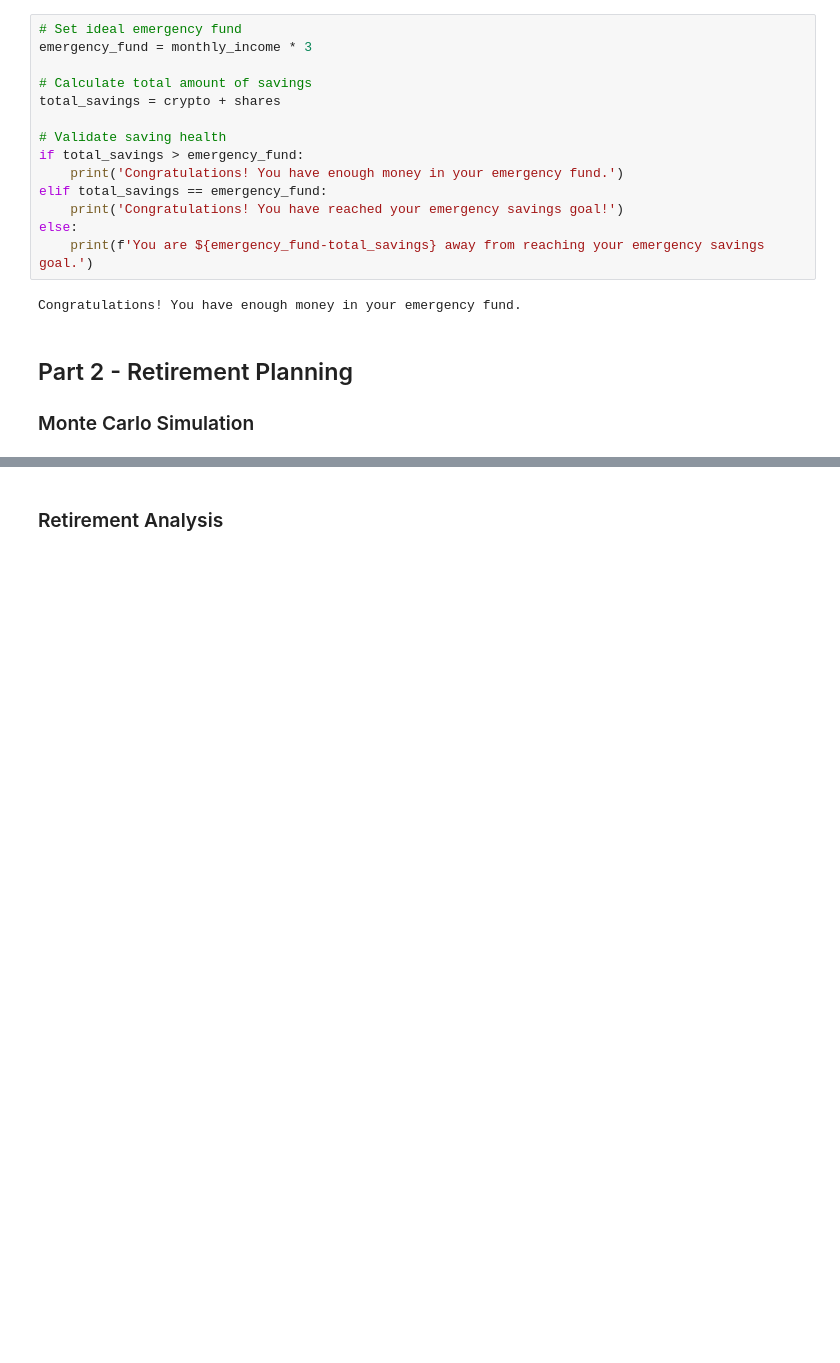
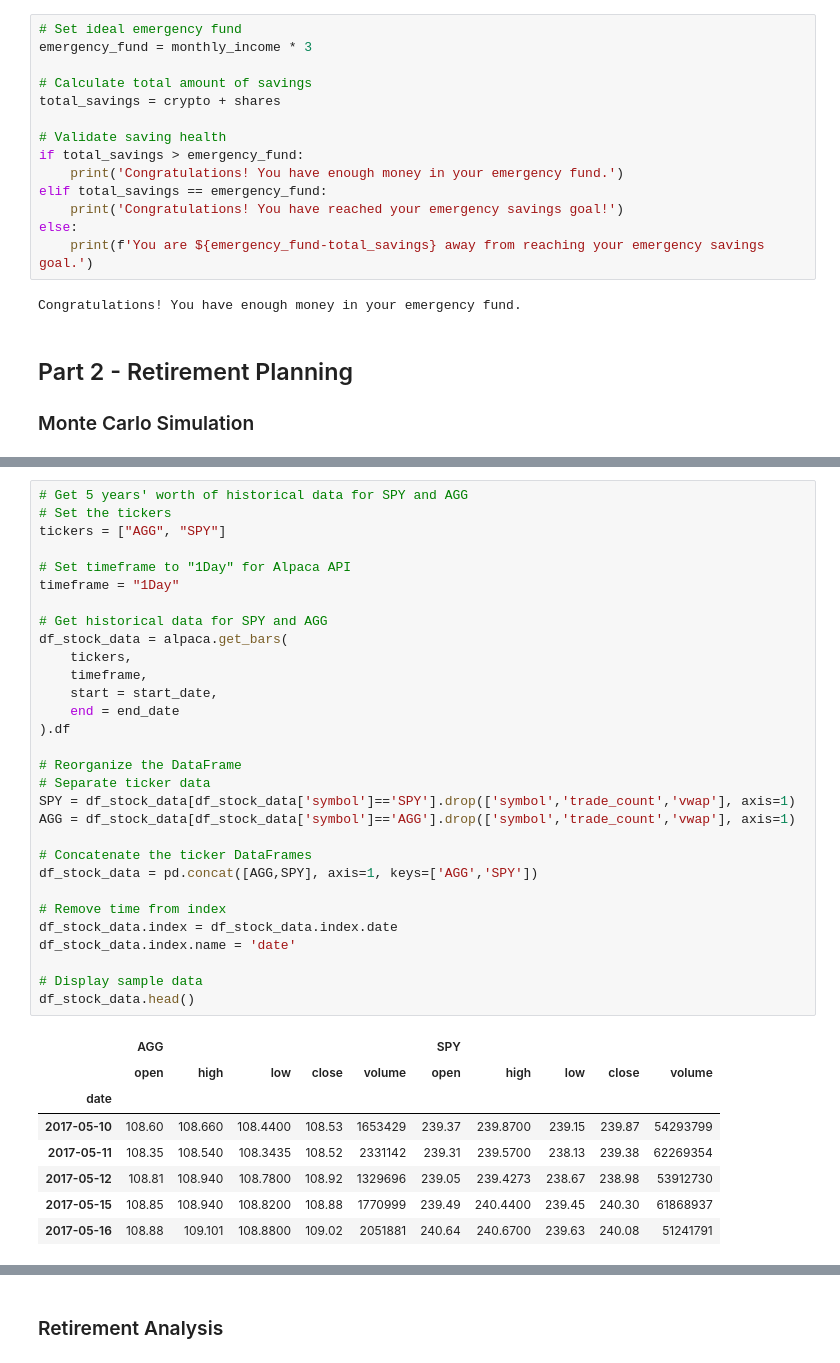
Before and after one commit to al-gladkow/Financial-Planning, a Jupyter notebook: challenge-files/financial-planner.ipynb, the cells around one changed output, grey strips where cells are left out. Cells and saved outputs as stored; diff of their text form; blank space fills up the shorter version.

```diff
--- a/challenge-files/financial-planner.ipynb
+++ b/challenge-files/financial-planner.ipynb
@@ -197,0 +175,39 @@ df_stock_data.head()
+# %%
+# Get 5 years' worth of historical data for SPY and AGG
+# Set the tickers
+tickers = ["AGG", "SPY"]
+
+# Set timeframe to "1Day" for Alpaca API
+timeframe = "1Day"
+
+# Get historical data for SPY and AGG
+df_stock_data = alpaca.get_bars(
+    tickers,
+    timeframe,
+    start = start_date,
+    end = end_date
+).df
+
+# Reorganize the DataFrame
+# Separate ticker data
+SPY = df_stock_data[df_stock_data['symbol']=='SPY'].drop(['symbol','trade_count','vwap'], axis=1)
+AGG = df_stock_data[df_stock_data['symbol']=='AGG'].drop(['symbol','trade_count','vwap'], axis=1)
+
+# Concatenate the ticker DataFrames
+df_stock_data = pd.concat([AGG,SPY], axis=1, keys=['AGG','SPY'])
+
+# Remove time from index
+df_stock_data.index = df_stock_data.index.date
+df_stock_data.index.name = 'date'
+
+# Display sample data
+df_stock_data.head()
+# %% [output]
+|  | AGG |  |  |  |  | SPY |  |  |  |  |
+|  | open | high | low | close | volume | open | high | low | close | volume |
+| date |  |  |  |  |  |  |  |  |  |  |
+| 2017-05-10 | 108.60 | 108.660 | 108.4400 | 108.53 | 1653429 | 239.37 | 239.8700 | 239.15 | 239.87 | 54293799 |
+| 2017-05-11 | 108.35 | 108.540 | 108.3435 | 108.52 | 2331142 | 239.31 | 239.5700 | 238.13 | 239.38 | 62269354 |
+| 2017-05-12 | 108.81 | 108.940 | 108.7800 | 108.92 | 1329696 | 239.05 | 239.4273 | 238.67 | 238.98 | 53912730 |
+| 2017-05-15 | 108.85 | 108.940 | 108.8200 | 108.88 | 1770999 | 239.49 | 240.4400 | 239.45 | 240.30 | 61868937 |
+| 2017-05-16 | 108.88 | 109.101 | 108.8800 | 109.02 | 2051881 | 240.64 | 240.6700 | 239.63 | 240.08 | 51241791 |
```
Also changed, not shown: parts of 14 cells of this notebook.
